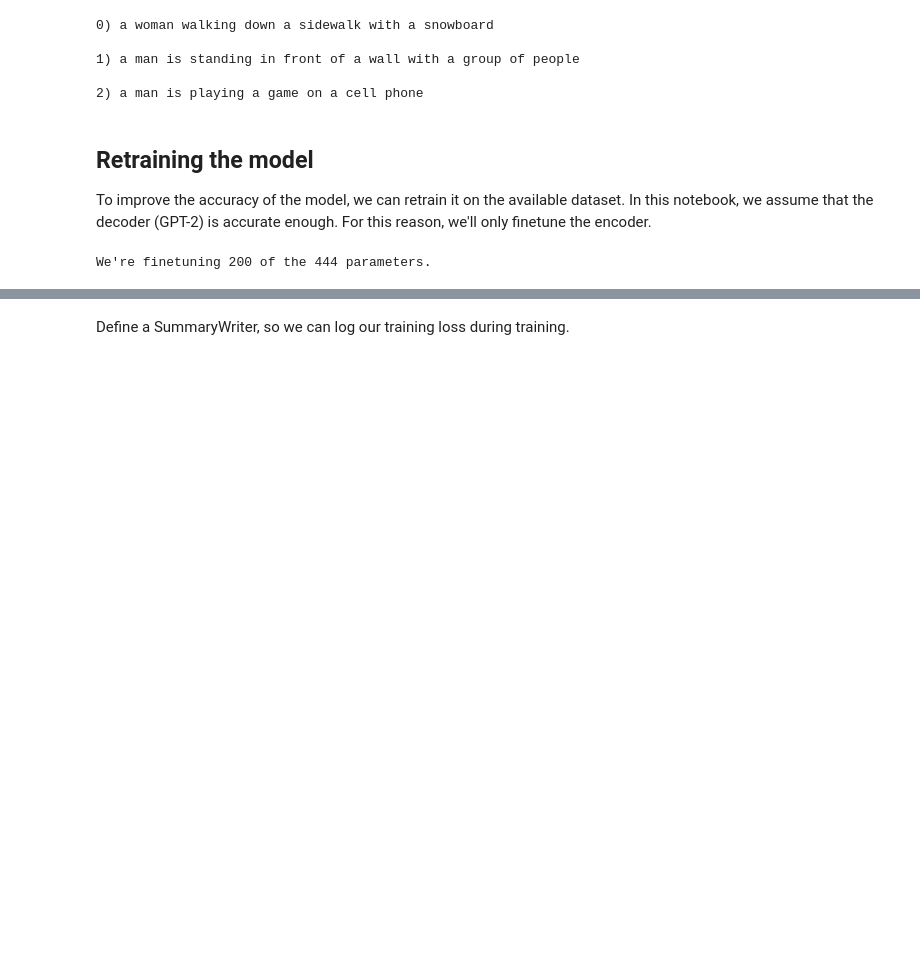
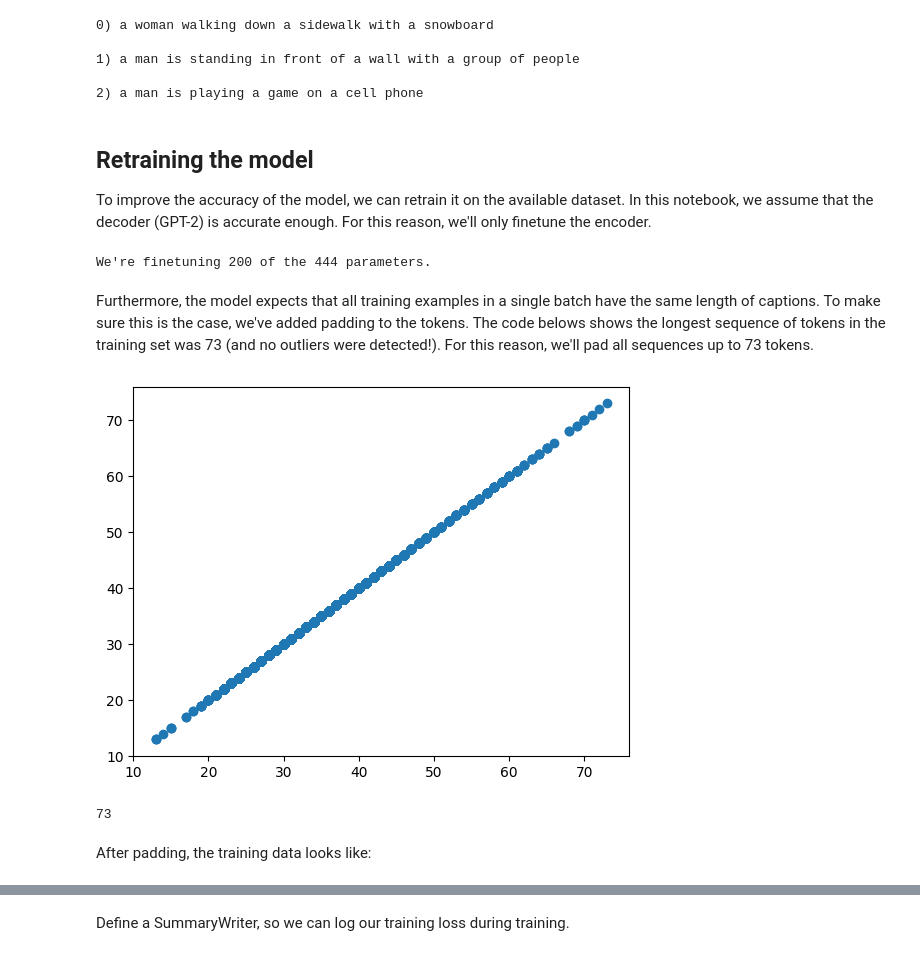
Before and after one commit to bsdeprez/cv_and_nlp, a Jupyter notebook: Image captioning.ipynb, the cells around one changed output, grey strips where cells are left out. Drawn from its saved outputs; the diff is of its cells as text; code cells hidden in the pictures; blank space fills up the shorter version.

```diff
--- a/Image captioning.ipynb
+++ b/Image captioning.ipynb
@@ -131,7 +216,25 @@ We're finetuning 200 of the 444 parameters.
 # Convert the dataset to a dataloader
 dataloader = torch.utils.data.DataLoader(
     dataset=train_set,
-    batch_size=5,
-    collate_fn = lambda batch: train_set.custom_collate(batch, tokenizer, image_processor),
-    pin_memory=True
+    batch_size=1,
+    collate_fn = train_set.custom_collate
 )
+# %% [markdown]
+Furthermore, the model expects that all training examples in a single batch have the same length of captions. To make sure this is the case, we've added padding to the tokens. The code belows shows the longest sequence of tokens in the training set was 73 (and no outliers were detected!). For this reason, we'll pad all sequences up to 73 tokens.
+# %%
+from tqdm import tqdm
+lengths = []
+
+for image, caption in tqdm(dataloader):
+    tokens = tokenizer(caption, return_tensors="pt").input_ids
+    lengths.append(tokens.shape[1])
+plt.scatter(lengths, lengths)
+plt.show()
+# %% [output]
+[figure, added]
+# %%
+print(max(lengths))
+# %% [output]
+73
+# %% [markdown]
+After padding, the training data looks like:
```
Also changed, not shown: parts of 25 cells of this notebook, 6 other files.
